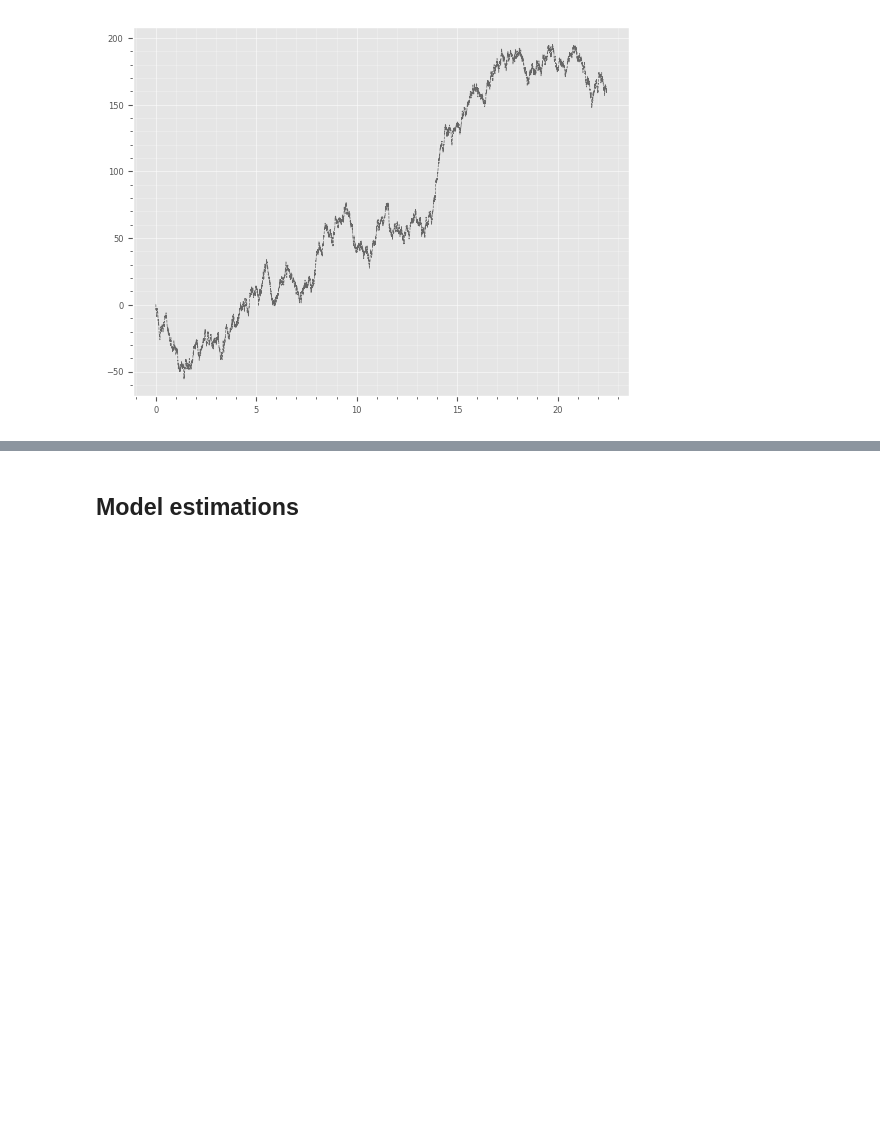
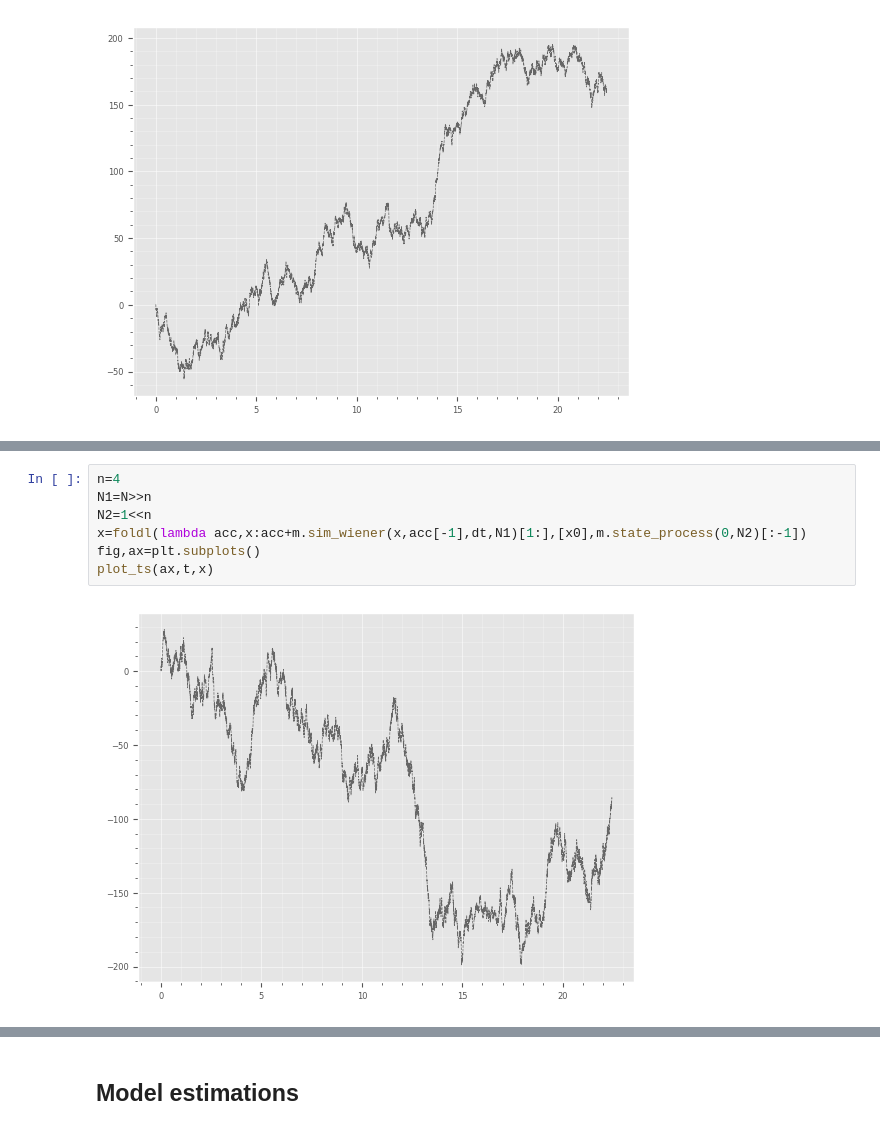
Before and after one commit to blackgolfer/super-qi, a Jupyter notebook: src/python/notes/fsm.ipynb, the cells around one changed output, grey strips where cells are left out. Cells and saved outputs as stored; diff of their text form; blank space fills up the shorter version.

```diff
--- a/src/python/notes/fsm.ipynb
+++ b/src/python/notes/fsm.ipynb
@@ -380,0 +380,9 @@ N2=1<<n
+# %%
+n=4
+N1=N>>n
+N2=1<<n
+x=foldl(lambda acc,x:acc+m.sim_wiener(x,acc[-1],dt,N1)[1:],[x0],m.state_process(0,N2)[:-1])
+fig,ax=plt.subplots()
+plot_ts(ax,t,x)
+# %% [output]
+[figure, added]
```
Also changed, not shown: parts of 22 cells of this notebook, 18 other files.
